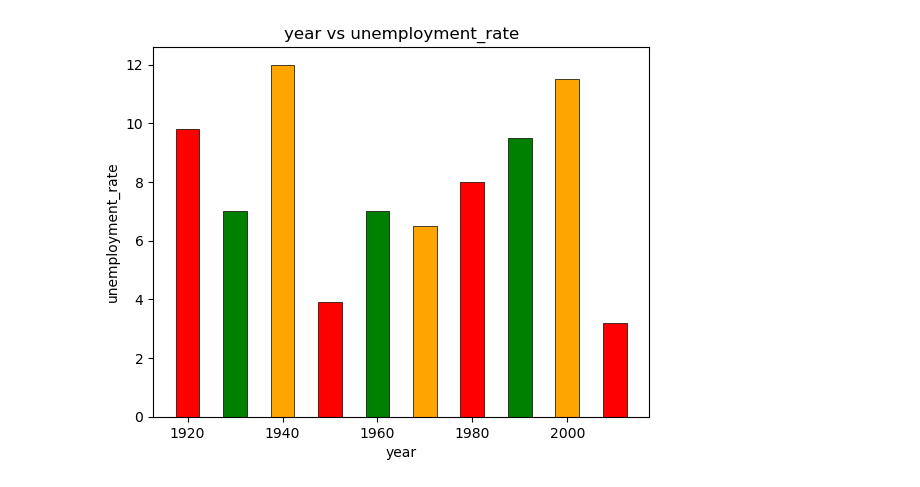
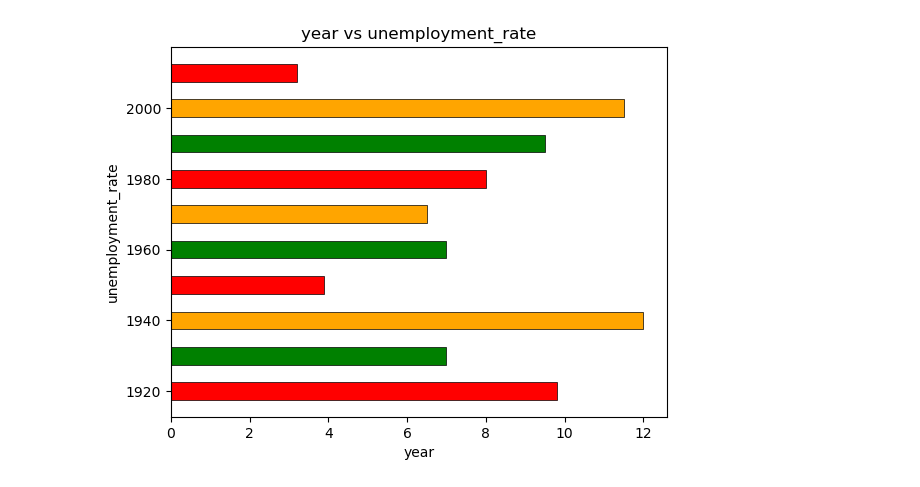
Before and after one commit to maheshkshi400/juypter, a Jupyter notebook: 20_matplotlib.ipynb, the cells around one changed output. Cells and saved outputs as stored; diff of their text form; code cells hidden in the pictures.

```diff
--- a/20_matplotlib.ipynb
+++ b/20_matplotlib.ipynb
@@ -1,20 +1,20 @@
 # %%
 import matplotlib.pyplot as plt
 import numpy as np
 
-# types of plot-bar
+# types of plot-horizontal bar graph
 
-x=[1920,1930,1940,1950,1960,1970,1980,1990,2000,2010]
-h=[9.8,7,12,3.9,7,6.5,8,9.5,11.5,3.2]               # height of the bars
+y=[1920,1930,1940,1950,1960,1970,1980,1990,2000,2010]
+w=[9.8,7,12,3.9,7,6.5,8,9.5,11.5,3.2]               # height of the bars
 
 c=["red","green","orange"]
-plt.bar(x,h,width=5,align="center",color=c,linewidth=0.5,edgecolor="black")
+plt.barh(y,w,5,align="center",color=c,linewidth=0.5,edgecolor="black")
 
 
 plt.xlabel("year")
 plt.ylabel("unemployment_rate")
 plt.title("year vs unemployment_rate")
 
 plt.show()
 # %% [output]
-[figure, old version]
+[figure, new version]
```
Also changed, not shown: parts of 1 cell of this notebook, 2 other files.
